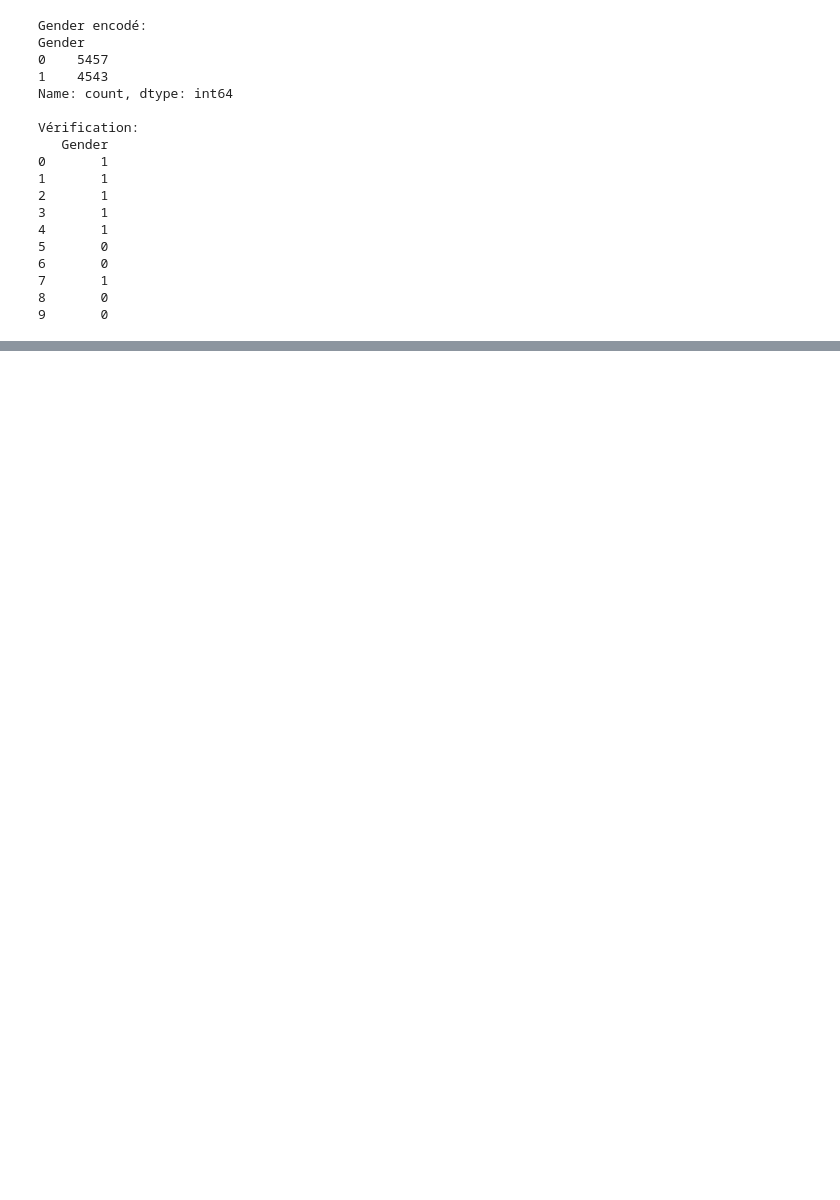
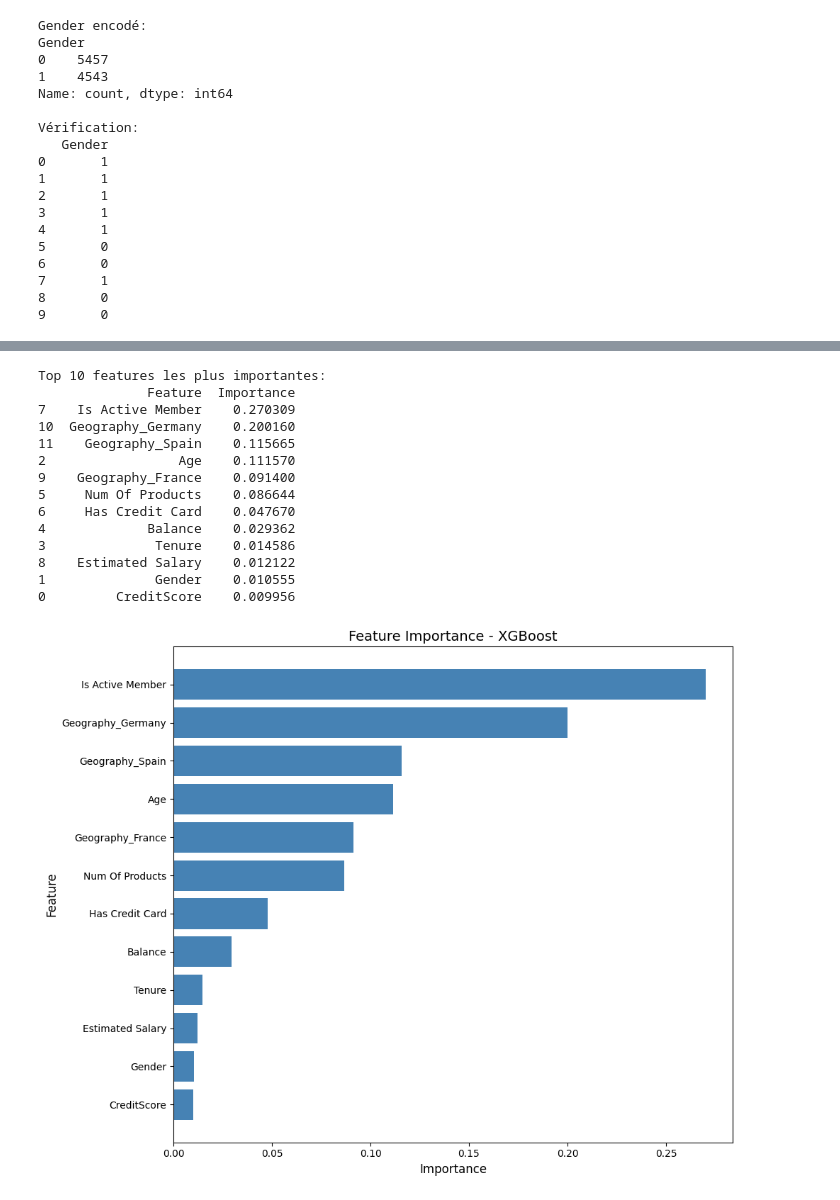
Before and after one commit to Ibrahym00/projet-data-science-fac, a Jupyter notebook: notebooks/02_preprocessing_modeling.ipynb, the cells around one changed output, grey strips where cells are left out. Cells and saved outputs as stored; diff of their text form; code cells hidden in the pictures; blank space fills up the shorter version.

```diff
--- a/notebooks/02_preprocessing_modeling.ipynb
+++ b/notebooks/02_preprocessing_modeling.ipynb
@@ -167,0 +415,26 @@ print(df_encoded.head())
+# %%
+# Modèle 3: XGBoost
+print("Entraînement XGBoost...")
+
+xgb_model = XGBClassifier(
+    n_estimators=100,
+    learning_rate=0.1,
+    max_depth=5,
+    random_state=42,
+    eval_metric='logloss'
+)
+xgb_model.fit(X_train_balanced, y_train_balanced)
+
+# Prédictions
+y_pred_xgb = xgb_model.predict(X_test)
+
+# Évaluation
+accuracy_xgb = accuracy_score(y_test, y_pred_xgb)
+roc_auc_xgb = roc_auc_score(y_test, xgb_model.predict_proba(X_test)[:, 1])
+
+print(f"\nXGBoost:")
+print(f"  Accuracy: {accuracy_xgb:.4f}")
+print(f"  ROC-AUC: {roc_auc_xgb:.4f}")
+
+print("\nClassification Report:")
+print(classification_report(y_test, y_pred_xgb, target_names=['Reste (0)', 'Part (1)']))
@@ -167,0 +554,35 @@ print(df_encoded.head())
+# %%
+# Extraire l'importance des features de XGBoost
+feature_importance = pd.DataFrame({
+    'Feature': X_train_balanced.columns,
+    'Importance': xgb_model.feature_importances_
+}).sort_values('Importance', ascending=False)
+
+print("Top 10 features les plus importantes:")
+print(feature_importance)
+
+# Visualisation
+plt.figure(figsize=(10, 8))
+plt.barh(feature_importance['Feature'], feature_importance['Importance'], color='steelblue')
+plt.xlabel('Importance', fontsize=12)
+plt.ylabel('Feature', fontsize=12)
+plt.title('Feature Importance - XGBoost', fontsize=14)
+plt.gca().invert_yaxis()
+plt.tight_layout()
+plt.show()
+# %% [output]
+Top 10 features les plus importantes:
+              Feature  Importance
+7    Is Active Member    0.270309
+10  Geography_Germany    0.200160
+11    Geography_Spain    0.115665
+2                 Age    0.111570
+9    Geography_France    0.091400
+5     Num Of Products    0.086644
+6     Has Credit Card    0.047670
+4             Balance    0.029362
+3              Tenure    0.014586
+8    Estimated Salary    0.012122
+1              Gender    0.010555
+0         CreditScore    0.009956
+[figure, added]
```
Also changed, not shown: parts of 21 cells of this notebook.
